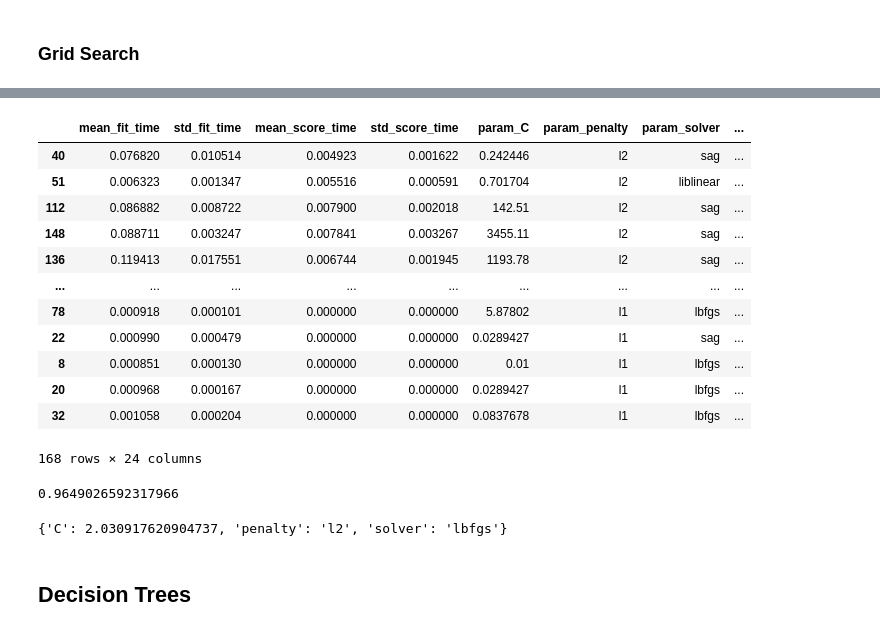
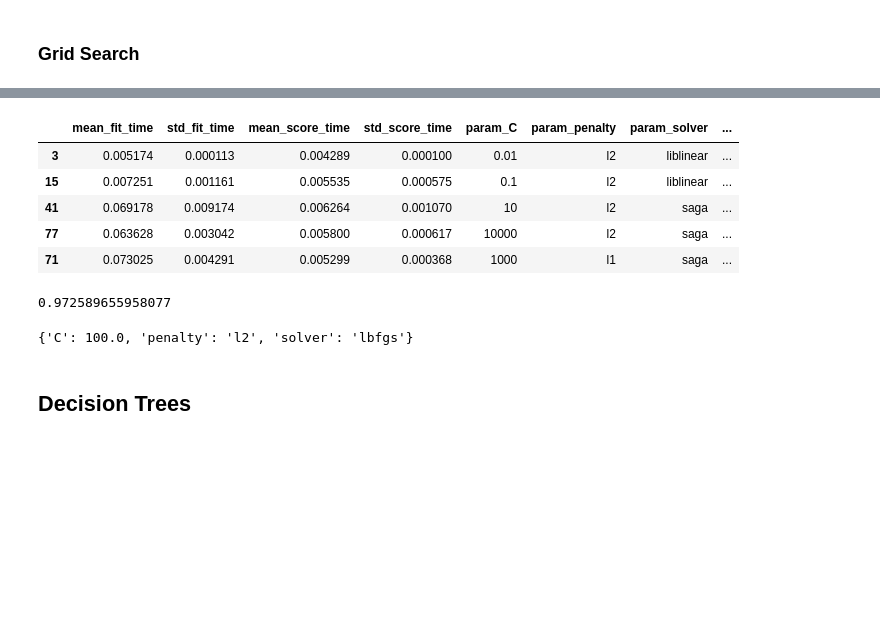
Before and after one commit to KarlDavidson/1000ml_Project5, a Jupyter notebook: Loan_Analysis.ipynb, the cells around one changed output, grey strips where cells are left out. Saved outputs shown, nothing was run; the diff lists cells and outputs as text; code cells hidden in the pictures; blank space fills up the shorter version.

```diff
--- a/Loan_Analysis.ipynb
+++ b/Loan_Analysis.ipynb
@@ -7,6 +7,7 @@ import matplotlib.pyplot as plt
 import seaborn as sns
 # %%
 pd.set_option('display.max_columns',None)
+pd.set_option('display.max_rows',None)
 # %%
 loan_df = pd.read_csv('data/loan_analysis_data.csv')
 # %% [markdown]
@@ -287,3 +291,27 @@ sns.heatmap(df_corr, vmin=0, vmax=1, cmap="Blues", linewidths=0.5, annot=True, a
 [figure]
 # %% [markdown]
 # Analysis
+# %%
+# Columns to use. We take this from both variance threshold and Anova/Chi2
+
+# When someone requests a loan:
+# district_id is technically categoric, but needs to be scaled
+request_num_cols = ['loan_amt',
+                    'monthly_payments',
+                    'mos_with_card',
+                    'num_household_transactions',
+                    'num_med_high_pop_areas',
+                    'district_id'
+                   ]
+
+# For advertising to individuals who don't have a loan.
+advert_num_cols = ['mos_with_card',
+                   'num_household_transactions',
+                   'num_med_high_pop_areas',
+                   'district_id'
+                  ]
+
+cat_cols = ['num_acct_users',
+            'card_type',
+            'north Bohemia'
+           ]
@@ -290,4 +321,9 @@ sns.heatmap(df_corr, vmin=0, vmax=1, cmap="Blues", linewidths=0.5, annot=True, a
 # %%
+# columns to use:
+reduced_cat_cols = cat_cols
+reduced_num_cols = request_num_cols
+# reduced_num_cols = advert_num_cols
+
 # set, train test split and scale
 # Set data
 x = loan_df[reduced_cat_cols+reduced_num_cols]
@@ -296,12 +332,17 @@ y = loan_df['target']
 # train test split
 x_train, x_test, y_train, y_test = train_test_split(x,y,test_size=0.25,random_state=3)
 
+#reduced_cat_cols.remove('district_id')
+transformed_cols = reduced_num_cols+reduced_cat_cols#+['district_id']
+
 # scale the numeric data
 ct = ColumnTransformer(
             [("Num_Cols", StandardScaler(), reduced_num_cols),
              ("Cat_Cols", 'passthrough', reduced_cat_cols)])
-x_train_scale = ct.fit_transform(x_train)
-x_test_scale = ct.fit_transform(x_test)
+
+# Define scaled data as dataframes
+x_train_scale = pd.DataFrame(ct.fit_transform(x_train), columns=transformed_cols)
+x_test_scale = pd.DataFrame(ct.fit_transform(x_test), columns=transformed_cols)
 # %% [markdown]
 ## Logistic Regression
 # %%
@@ -387,5 +412,5 @@ gs_clf = GridSearchCV(LogisticRegression(max_iter=500, class_weight='balanced',r
                       scoring = scores,
                       refit = 'prec')
 # %%
-gs_clf.fit(x_reg_train_scale,y_reg_train)
+gs_clf.fit(x_train_scale,y_train)
 # %% [output]
@@ -427,29 +449,22 @@ GridSearchCV(cv=None, error_score=nan,
              scoring={'F1': 'f1', 'prec': 'precision'}, verbose=0)
 # %%
 gs_results = pd.DataFrame(gs_clf.cv_results_)
-gs_results.sort_values(by='rank_test_F1')
+gs_results.sort_values(by='rank_test_F1').head()
 # %% [output]
 |  | mean_fit_time | std_fit_time | mean_score_time | std_score_time | param_C | param_penalty | param_solver | ... |
-| 40 | 0.076820 | 0.010514 | 0.004923 | 0.001622 | 0.242446 | l2 | sag | ... |
-| 51 | 0.006323 | 0.001347 | 0.005516 | 0.000591 | 0.701704 | l2 | liblinear | ... |
-| 112 | 0.086882 | 0.008722 | 0.007900 | 0.002018 | 142.51 | l2 | sag | ... |
-| 148 | 0.088711 | 0.003247 | 0.007841 | 0.003267 | 3455.11 | l2 | sag | ... |
-| 136 | 0.119413 | 0.017551 | 0.006744 | 0.001945 | 1193.78 | l2 | sag | ... |
-| ... | ... | ... | ... | ... | ... | ... | ... | ... |
-| 78 | 0.000918 | 0.000101 | 0.000000 | 0.000000 | 5.87802 | l1 | lbfgs | ... |
-| 22 | 0.000990 | 0.000479 | 0.000000 | 0.000000 | 0.0289427 | l1 | sag | ... |
-| 8 | 0.000851 | 0.000130 | 0.000000 | 0.000000 | 0.01 | l1 | lbfgs | ... |
-| 20 | 0.000968 | 0.000167 | 0.000000 | 0.000000 | 0.0289427 | l1 | lbfgs | ... |
-| 32 | 0.001058 | 0.000204 | 0.000000 | 0.000000 | 0.0837678 | l1 | lbfgs | ... |
+| 3 | 0.005174 | 0.000113 | 0.004289 | 0.000100 | 0.01 | l2 | liblinear | ... |
+| 15 | 0.007251 | 0.001161 | 0.005535 | 0.000575 | 0.1 | l2 | liblinear | ... |
+| 41 | 0.069178 | 0.009174 | 0.006264 | 0.001070 | 10 | l2 | saga | ... |
+| 77 | 0.063628 | 0.003042 | 0.005800 | 0.000617 | 10000 | l2 | saga | ... |
+| 71 | 0.073025 | 0.004291 | 0.005299 | 0.000368 | 1000 | l1 | saga | ... |
-168 rows × 24 columns
 # %%
 gs_clf.best_score_
 # %% [output]
-0.9649026592317966
+0.972589655958077
 # %%
 gs_clf.best_params_
 # %% [output]
-{'C': 2.030917620904737, 'penalty': 'l2', 'solver': 'lbfgs'}
+{'C': 100.0, 'penalty': 'l2', 'solver': 'lbfgs'}
 # %% [markdown]
 ## Decision Trees
 # %%
```
Also changed, not shown: parts of 72 cells of this notebook.
